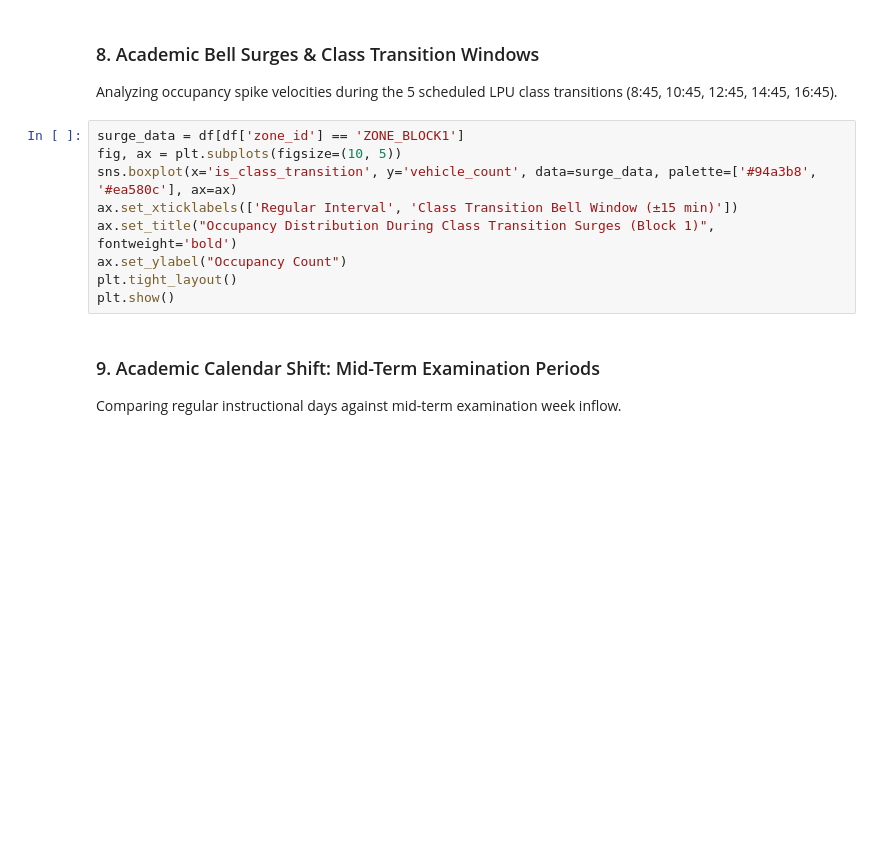
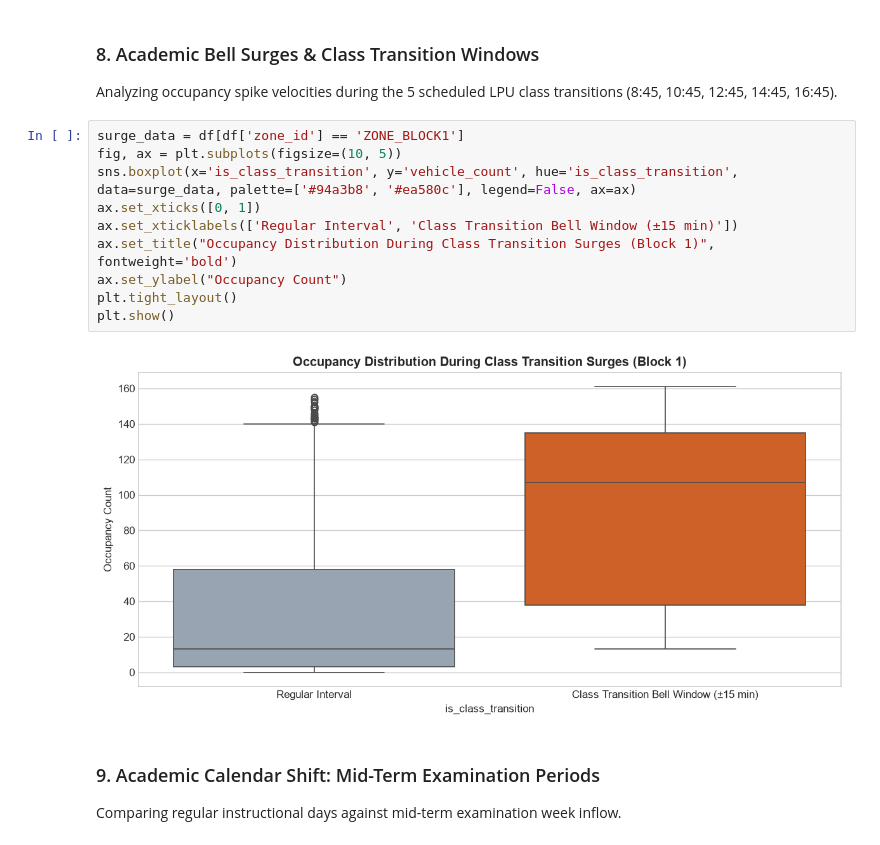
Before and after one commit to Mohd-Shujath-Ali/Campus-Parking-Occupancy-Prediction-Intelligent-Parking-Assistant, a Jupyter notebook: notebooks/01_exploratory_data_analysis.ipynb, the cells around one changed output. Drawn from its saved outputs; the diff is of its cells as text; blank space fills up the shorter version.

Commit message:
populate executed outputs and diagnostic visualisations in notebooks

```diff
--- a/notebooks/01_exploratory_data_analysis.ipynb
+++ b/notebooks/01_exploratory_data_analysis.ipynb
@@ -118,12 +174,15 @@ Analyzing occupancy spike velocities during the 5 scheduled LPU class transition
 # %%
 surge_data = df[df['zone_id'] == 'ZONE_BLOCK1']
 fig, ax = plt.subplots(figsize=(10, 5))
-sns.boxplot(x='is_class_transition', y='vehicle_count', data=surge_data, palette=['#94a3b8', '#ea580c'], ax=ax)
+sns.boxplot(x='is_class_transition', y='vehicle_count', hue='is_class_transition', data=surge_data, palette=['#94a3b8', '#ea580c'], legend=False, ax=ax)
+ax.set_xticks([0, 1])
 ax.set_xticklabels(['Regular Interval', 'Class Transition Bell Window (±15 min)'])
 ax.set_title("Occupancy Distribution During Class Transition Surges (Block 1)", fontweight='bold')
 ax.set_ylabel("Occupancy Count")
 plt.tight_layout()
 plt.show()
+# %% [output]
+[figure, added]
 # %% [markdown]
 ### 9. Academic Calendar Shift: Mid-Term Examination Periods
 Comparing regular instructional days against mid-term examination week inflow.
```
Also changed, not shown: parts of 9 cells of this notebook, 3 other files.
